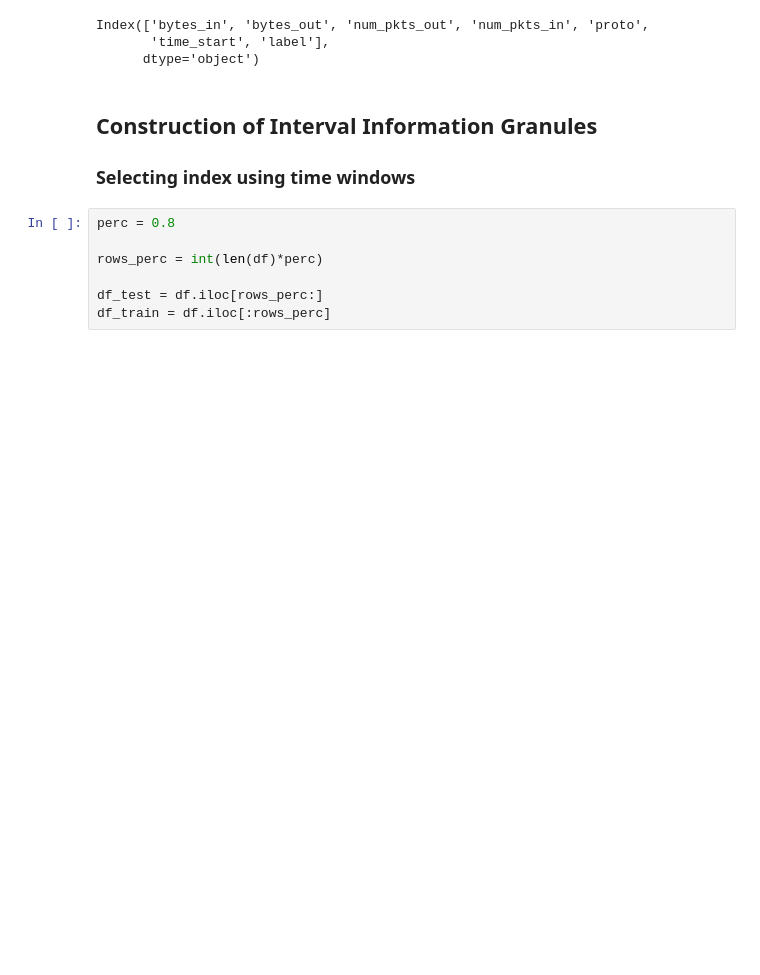
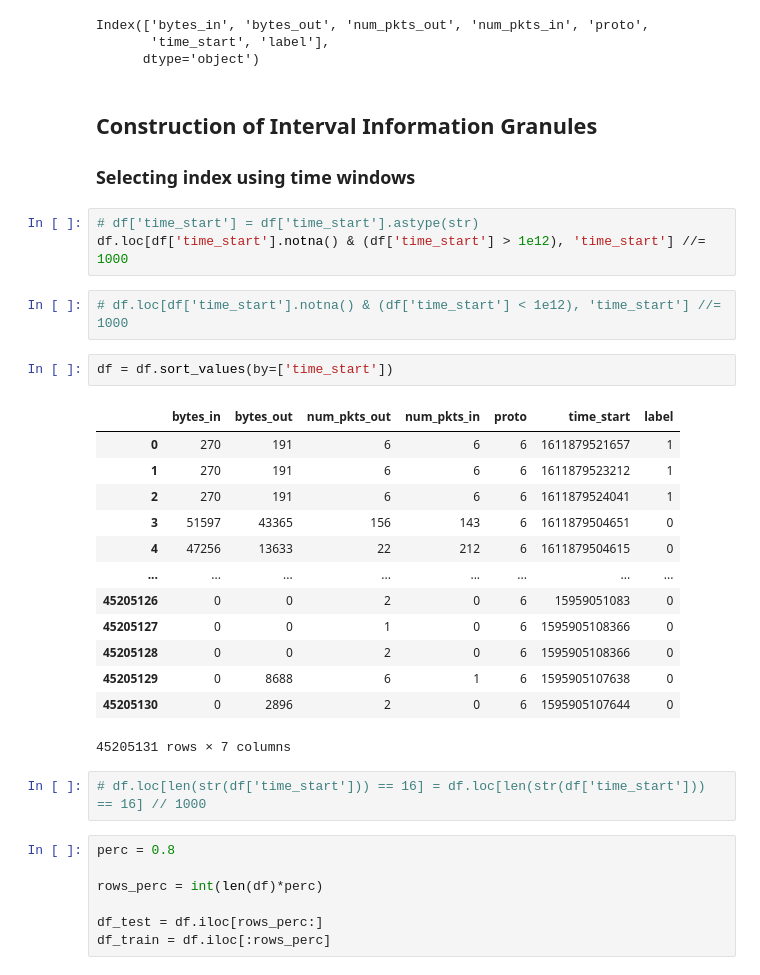
Before and after one commit to daddiovaro44/ClusteringbyTime-JustifiableGranularity, a Jupyter notebook: Clustering+justifiablegranularity_COMPLETE.ipynb, the cells around one changed output. Saved outputs shown, nothing was run; the diff lists cells and outputs as text; blank space fills up the shorter version.

```diff
--- a/Clustering+justifiablegranularity_COMPLETE.ipynb
+++ b/Clustering+justifiablegranularity_COMPLETE.ipynb
@@ -211,6 +213,29 @@ Index(['bytes_in', 'bytes_out', 'num_pkts_out', 'num_pkts_in', 'proto',
 ## Construction of Interval Information Granules
 
 ### Selecting index using time windows
+# %%
+# df['time_start'] = df['time_start'].astype(str)
+df.loc[df['time_start'].notna() & (df['time_start'] > 1e12), 'time_start'] //= 1000
+# %%
+# df.loc[df['time_start'].notna() & (df['time_start'] < 1e12), 'time_start'] //= 1000
+# %%
+df = df.sort_values(by=['time_start'])
+# %% [output]
+|  | bytes_in | bytes_out | num_pkts_out | num_pkts_in | proto | time_start | label |
+| 0 | 270 | 191 | 6 | 6 | 6 | 1611879521657 | 1 |
+| 1 | 270 | 191 | 6 | 6 | 6 | 1611879523212 | 1 |
+| 2 | 270 | 191 | 6 | 6 | 6 | 1611879524041 | 1 |
+| 3 | 51597 | 43365 | 156 | 143 | 6 | 1611879504651 | 0 |
+| 4 | 47256 | 13633 | 22 | 212 | 6 | 1611879504615 | 0 |
+| ... | ... | ... | ... | ... | ... | ... | ... |
+| 45205126 | 0 | 0 | 2 | 0 | 6 | 15959051083 | 0 |
+| 45205127 | 0 | 0 | 1 | 0 | 6 | 1595905108366 | 0 |
+| 45205128 | 0 | 0 | 2 | 0 | 6 | 1595905108366 | 0 |
+| 45205129 | 0 | 8688 | 6 | 1 | 6 | 1595905107638 | 0 |
+| 45205130 | 0 | 2896 | 2 | 0 | 6 | 1595905107644 | 0 |
+45205131 rows × 7 columns
+# %%
+# df.loc[len(str(df['time_start'])) == 16] = df.loc[len(str(df['time_start'])) == 16] // 1000
 # %%
 perc = 0.8
 
```
Also changed, not shown: parts of 10 cells of this notebook, 3 other files.
